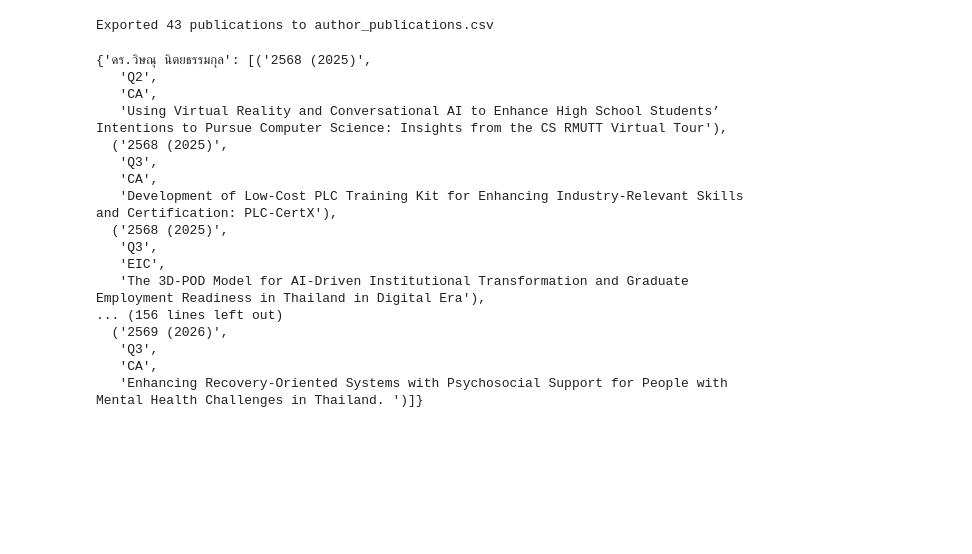
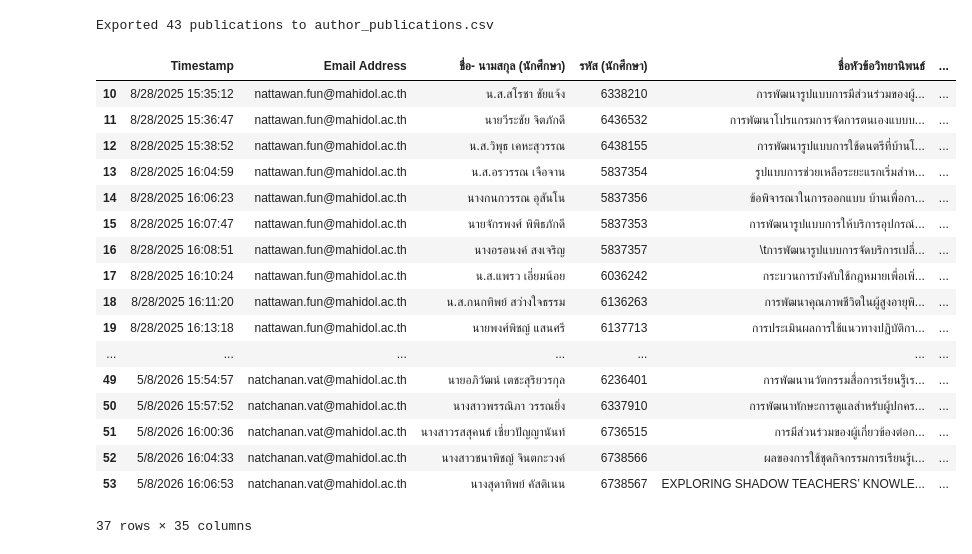
Before and after one commit to Supachan/academic-staff-workload, a Jupyter notebook: debugging.ipynb, the cells around one changed output. Cells and saved outputs as stored; diff of their text form; code cells hidden in the pictures; blank space fills up the shorter version.

```diff
--- a/debugging.ipynb
+++ b/debugging.ipynb
@@ -502,23 +575,24 @@ author_pubs = get_publications_by_author(publication)
 df_export = export_author_publications_to_csv(author_pubs, 'author_publications.csv')
 # %% [output]
 Exported 43 publications to author_publications.csv
-# %%
-author_pubs
-# %% [output]
-{'ดร.วิษณุ นิตยธรรมกุล': [('2568 (2025)',
-   'Q2',
-   'CA',
-   'Using Virtual Reality and Conversational AI to Enhance High School Students’ Intentions to Pursue Computer Science: Insights from the CS RMUTT Virtual Tour'),
-  ('2568 (2025)',
-   'Q3',
-   'CA',
-   'Development of Low-Cost PLC Training Kit for Enhancing Industry-Relevant Skills and Certification: PLC-CertX'),
-  ('2568 (2025)',
-   'Q3',
-   'EIC',
-   'The 3D-POD Model for AI-Driven Institutional Transformation and Graduate Employment Readiness in Thailand in Digital Era'),
-... (156 lines left out)
-  ('2569 (2026)',
-   'Q3',
-   'CA',
-   'Enhancing Recovery-Oriented Systems with Psychosocial Support for People with Mental Health Challenges in Thailand. ')]}
+# %%
+theses
+# %% [output]
+|  | Timestamp | Email Address | ชื่อ- นามสกุล (นักศึกษา) | รหัส (นักศึกษา) | ชื่อหัวข้อวิทยานิพนธ์ | ... |
+| 10 | 8/28/2025 15:35:12 | nattawan.fun@mahidol.ac.th | น.ส.สโรชา ชัยแจ้ง | 6338210 | การพัฒนารูปแบบการมีส่วนร่วมของผู้... | ... |
+| 11 | 8/28/2025 15:36:47 | nattawan.fun@mahidol.ac.th | นายวีระชัย จิตภักดี | 6436532 | การพัฒนาโปรแกรมการจัดการตนเองแบบบ... | ... |
+| 12 | 8/28/2025 15:38:52 | nattawan.fun@mahidol.ac.th | น.ส.วิพุธ เคหะสุวรรณ | 6438155 | การพัฒนารูปแบบการใช้ดนตรีที่บ้านโ... | ... |
+| 13 | 8/28/2025 16:04:59 | nattawan.fun@mahidol.ac.th | น.ส.อรวรรณ เจือจาน | 5837354 | รูปแบบการช่วยเหลือระยะแรกเริ่มสำห... | ... |
+| 14 | 8/28/2025 16:06:23 | nattawan.fun@mahidol.ac.th | นางกนกวรรณ อุสันโน | 5837356 | ข้อพิจารณาในการออกแบบ บ้านเพื่อกา... | ... |
+| 15 | 8/28/2025 16:07:47 | nattawan.fun@mahidol.ac.th | นายจักรพงศ์ พิพิธภักดี | 5837353 | การพัฒนารูปแบบการให้บริการอุปกรณ์... | ... |
+| 16 | 8/28/2025 16:08:51 | nattawan.fun@mahidol.ac.th | นางอรอนงค์ สงเจริญ | 5837357 | \tการพัฒนารูปแบบการจัดบริการเปลี่... | ... |
+| 17 | 8/28/2025 16:10:24 | nattawan.fun@mahidol.ac.th | น.ส.แพรว เอี่ยมน้อย | 6036242 | กระบวนการบังคับใช้กฎหมายเพื่อเพิ่... | ... |
+| 18 | 8/28/2025 16:11:20 | nattawan.fun@mahidol.ac.th | น.ส.กนกทิพย์ สว่างใจธรรม | 6136263 | การพัฒนาคุณภาพชีวิตในผู้สูงอายุพิ... | ... |
+| 19 | 8/28/2025 16:13:18 | nattawan.fun@mahidol.ac.th | นายพงศ์พิชญ์ แสนศรี | 6137713 | การประเมินผลการใช้แนวทางปฏิบัติกา... | ... |
+| ... | ... | ... | ... | ... | ... | ... |
+| 49 | 5/8/2026 15:54:57 | natchanan.vat@mahidol.ac.th | นายอภิวัฒน์ เตชะสุริยวรกุล | 6236401 | การพัฒนานวัตกรรมสื่อการเรียนรู็เร... | ... |
+| 50 | 5/8/2026 15:57:52 | natchanan.vat@mahidol.ac.th | นางสาวพรรณิภา วรรณยิ่ง | 6337910 | การพัฒนาทักษะการดูแลสำหรับผู้ปกคร... | ... |
+| 51 | 5/8/2026 16:00:36 | natchanan.vat@mahidol.ac.th | นางสาวรสสุคนธ์ เชี่ยวปัญญานันท์ | 6736515 | การมีส่วนร่วมของผู้เกี่ยวข้องต่อก... | ... |
+| 52 | 5/8/2026 16:04:33 | natchanan.vat@mahidol.ac.th | นางสาวชนาพิชญ์ จินตกะวงค์ | 6738566 | ผลของการใช้ชุดกิจกรรมการเรียนรู้เ... | ... |
+| 53 | 5/8/2026 16:06:53 | natchanan.vat@mahidol.ac.th | นางสุดาทิพย์ คัสติเนน | 6738567 | EXPLORING SHADOW TEACHERS’ KNOWLE... | ... |
+37 rows × 35 columns
```
Also changed, not shown: parts of 11 cells of this notebook, 2 other files.
